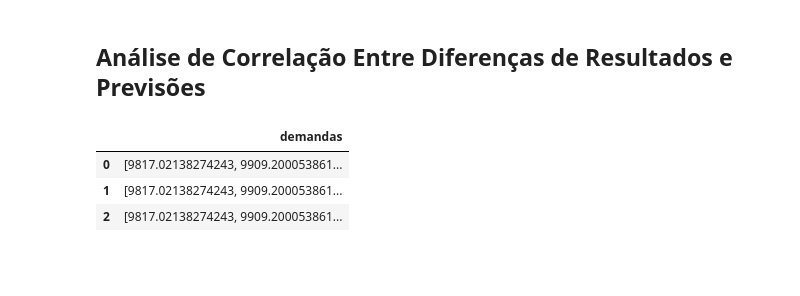
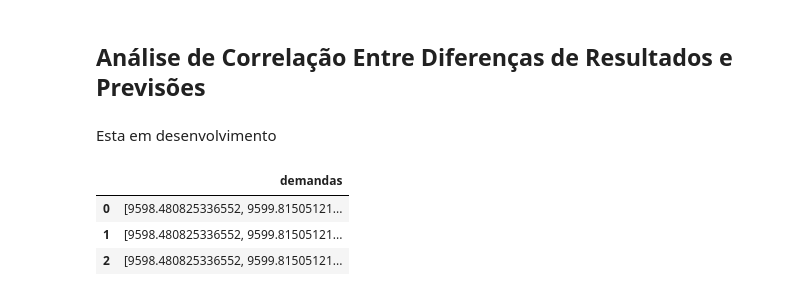
Before and after one commit to MarcioB1999/Prev_For_ULS, a Jupyter notebook: Modelo_pi/resultados_pi_analise.ipynb, the cells around one changed output. Drawn from its saved outputs; the diff is of its cells as text; code cells hidden in the pictures; blank space fills up the shorter version.

```diff
--- a/Modelo_pi/resultados_pi_analise.ipynb
+++ b/Modelo_pi/resultados_pi_analise.ipynb
@@ -236,11 +234,13 @@ for tick in ax.get_xticklabels():
 # %% [markdown]
 ## Análise de Correlação Entre Diferenças de Resultados e Previsões
+# %% [markdown]
+Esta em desenvolvimento
 # %%
 past = 'C:/Users/marcio/Documents/Prev_For_ULS/Resultados/tabelas/Previsoes/'
 # %%
 previsoes_np = {}
 previsoes = []
-for index in range(3):
+for index in range(30):
     with open(past+f'Prev_pro/Previsao_pro{index}.txt', "r") as arquivo:
 	    previsoes.append([float(demanda) for demanda in arquivo.read().split(',')])
 
@@ -249,15 +249,15 @@ previsoes_np = pd.DataFrame(previsoes_np)
 # %%
 previsoes_sar = {}
 previsoes = []
-for index in range(3):
+for index in range(30):
     with open(past+f'Prev_sar/Previsao_sar{index}.txt', "r") as arquivo:
 	    previsoes.append([float(demanda) for demanda in arquivo.read().split(',')])
 
 previsoes_sar['demandas'] = previsoes
 previsoes_sar = pd.DataFrame(previsoes_sar)
 previsoes_sar.head()
 # %% [output]
 |  | demandas |
-| 0 | [9817.02138274243, 9909.200053861... |
-| 1 | [9817.02138274243, 9909.200053861... |
-| 2 | [9817.02138274243, 9909.200053861... |
+| 0 | [9598.480825336552, 9599.81505121... |
+| 1 | [9598.480825336552, 9599.81505121... |
+| 2 | [9598.480825336552, 9599.81505121... |
```
Also changed, not shown: parts of 5 cells of this notebook, 5 other files.
